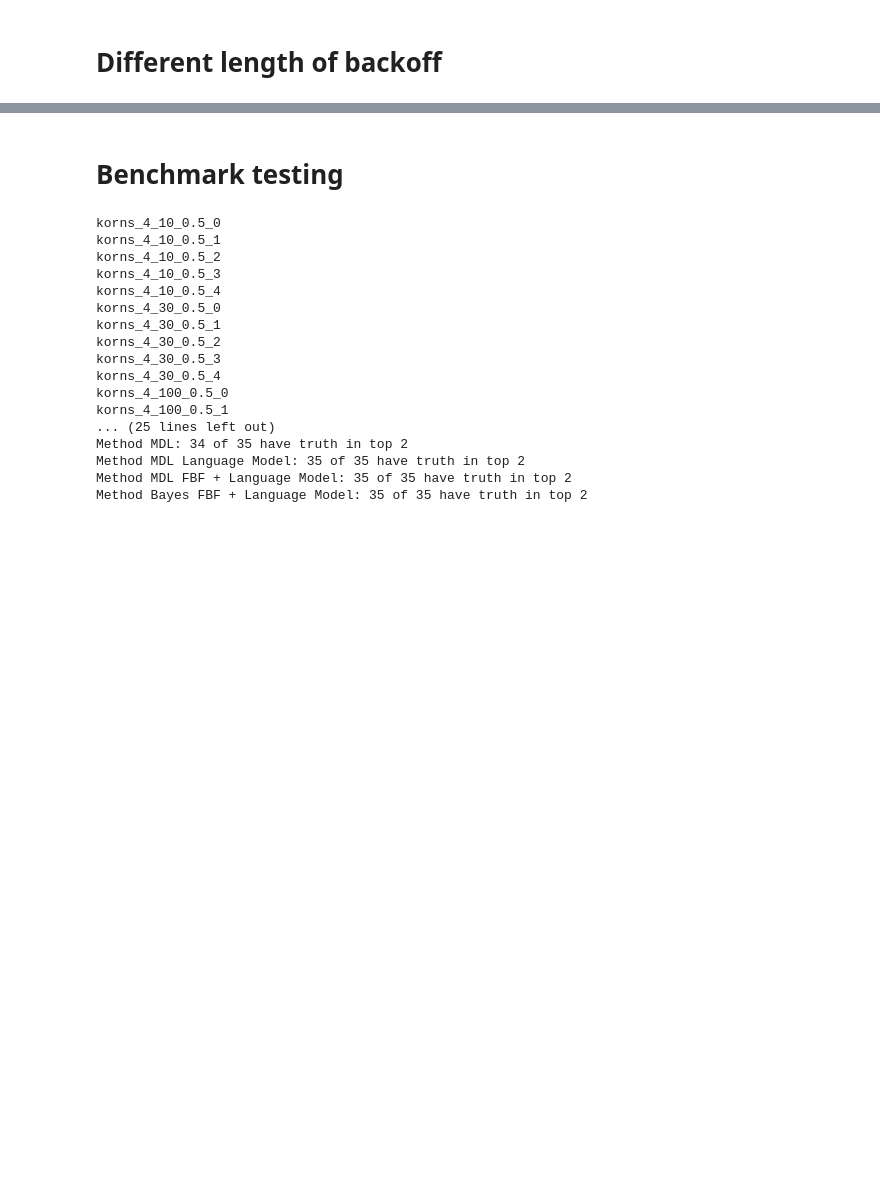
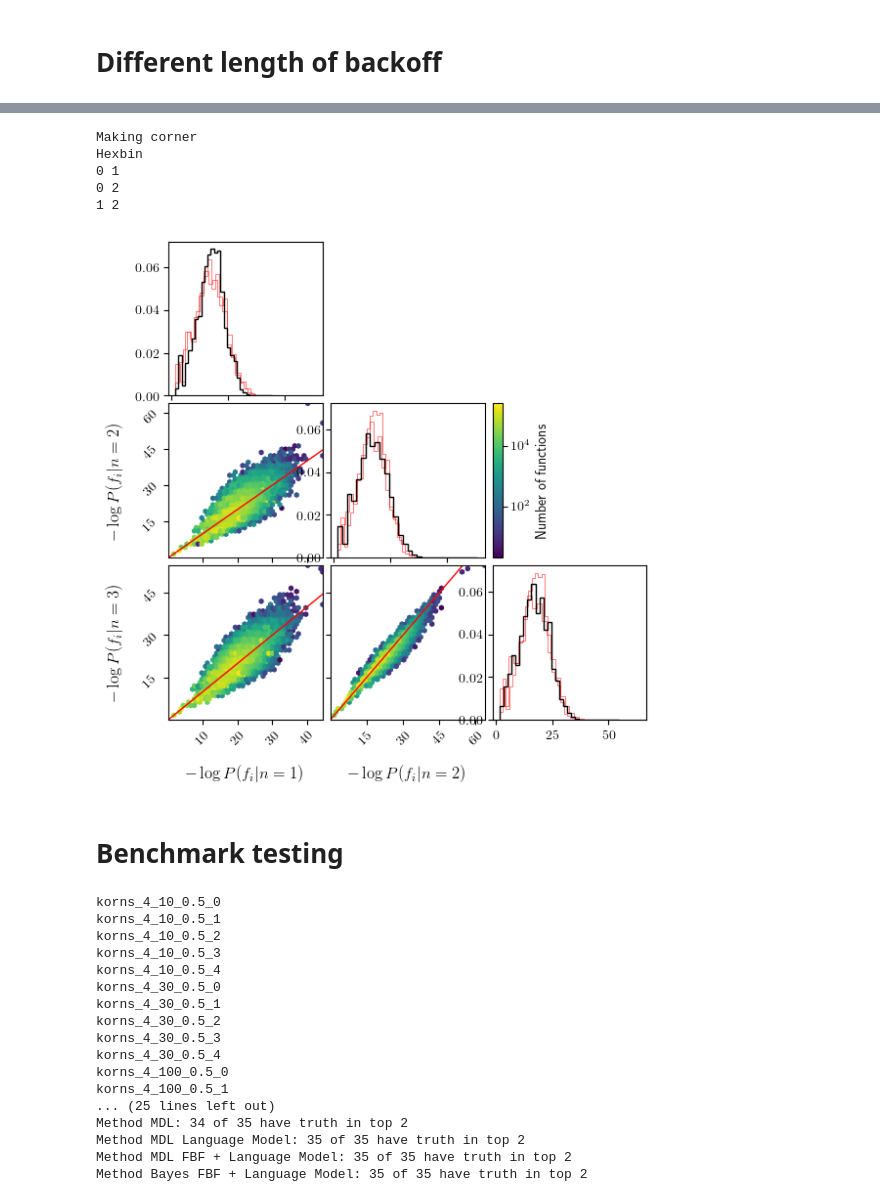
Before and after one commit to DeaglanBartlett/katz, a Jupyter notebook: plotting/Paper_plots.ipynb, the cells around one changed output, grey strips where cells are left out. Saved outputs shown, nothing was run; the diff lists cells and outputs as text; code cells hidden in the pictures; blank space fills up the shorter version.

```diff
--- a/plotting/Paper_plots.ipynb
+++ b/plotting/Paper_plots.ipynb
@@ -86,3 +51,57 @@ Hexbin
+# %%
+labs = [f'$- \log P (f_i | n={i+1})$' for i in range(all_p.shape[0])]
+
+fig, axs = plt.subplots(all_p.shape[0], all_p.shape[0], figsize=(6,6))
+
+print('Making corner')
+corner.corner(all_p.transpose(),
+            labels=labs,
+            fig=fig,
+            label_kwargs={'fontsize':12},
+            plot_contours=False,
+            plot_density=False,
+            plot_datapoints=False)
+
+bins = np.logspace(0, np.log10(all_p.shape[1]))
+
+print('Hexbin')
+for i in range(all_p.shape[0]-1):
+    for j in range(i+1, all_p.shape[0]):
+        print(i, j)
+        hb = axs[j,i].hexbin(all_p[i,:], all_p[j,:], mincnt=1, gridsize=40, bins='log')
+        x = axs[j,i].get_xlim()
+        axs[j,i].plot(x, x, color='r', lw=1)
+
+for i in range(all_p.shape[0]):
+    axs[i,i].clear()
+    for j in range(all_p.shape[0]):
+        if i == j:
+            kwargs = {'color':'k',
+                    'zorder':1,
+                    'alpha':1,
+                    'lw':1,
+            }
+        else:
+            kwargs = {'color':'r',
+                    'zorder':0,
+                    'alpha':0.5,
+                    'lw':0.75,
+            }
+        axs[i,i].hist(all_p[j,:], bins=30, density=True, histtype='step', **kwargs)
+
+ax2_divider = make_axes_locatable(axs[-2,-1])
+cax2 = ax2_divider.append_axes("left", size="7%", pad="2%")
+cb = fig.colorbar(hb, cax=cax2, orientation="vertical")
+cb.set_label(r'Number of functions')
+
+fig.savefig('../figs/backoff_length.pdf', bbox_inches='tight', transparent=True)
+# %% [output]
+Making corner
+Hexbin
+0 1
+0 2
+1 2
+[figure, added]
 # %% [markdown]
 # Benchmark testing
 # %%
```
Also changed, not shown: parts of 1 cell of this notebook, 2 other files.
